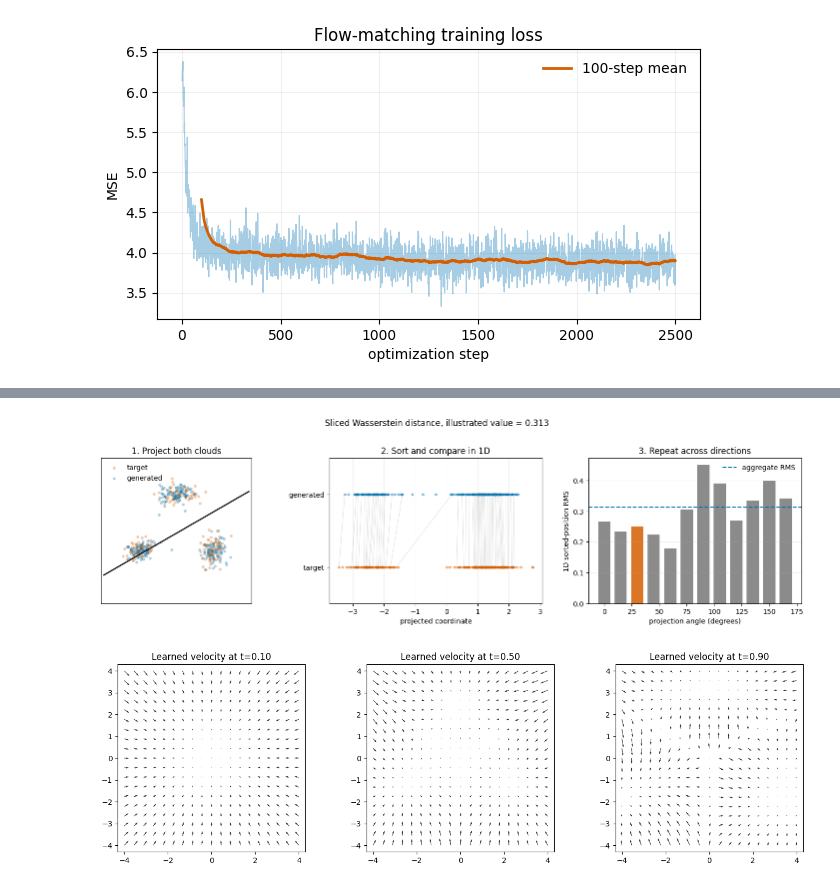
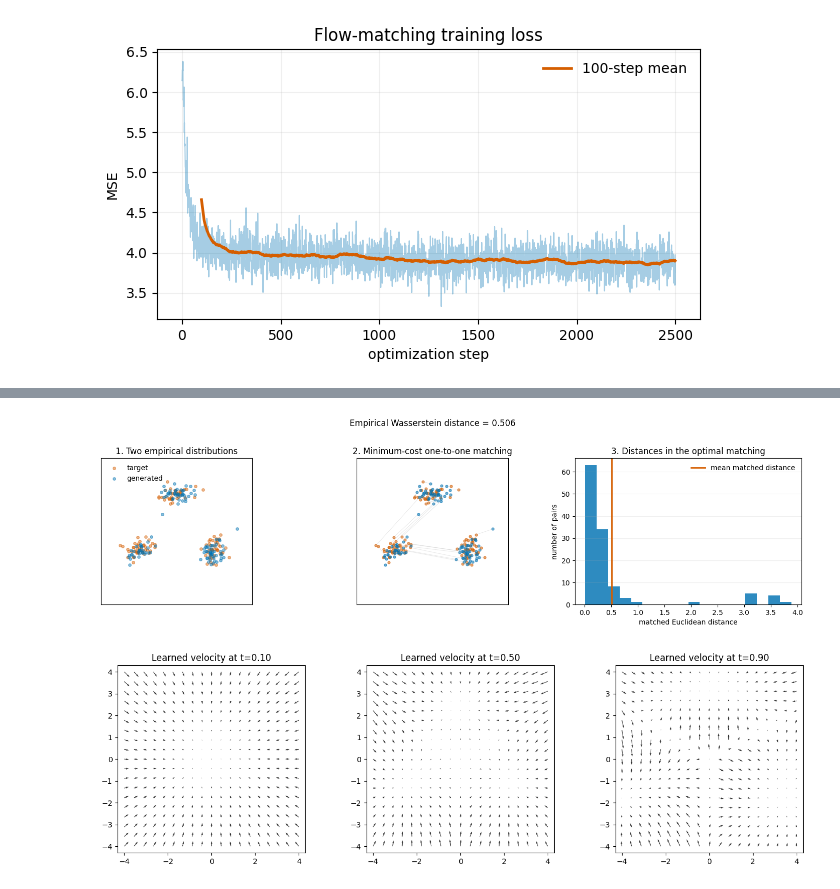
Before and after one commit to isotrivial/diffusion-steering-preclass-notes, a Jupyter notebook: notebooks/toy_data/executed/01_train_unconditional_flow_matching.ipynb, the cells around one changed output, grey strips where cells are left out. Cells and saved outputs as stored; diff of their text form; code cells hidden in the pictures.

```diff
--- a/notebooks/toy_data/executed/01_train_unconditional_flow_matching.ipynb
+++ b/notebooks/toy_data/executed/01_train_unconditional_flow_matching.ipynb
@@ -171,65 +173,49 @@ useful separate checks.
 # %%
-# Use a small, fixed subset so every stage of the SWD calculation is visible.
-visual_count = 240
-visual_generated = generated[:visual_count]
-visual_target = target[:visual_count]
-slice_angles = torch.arange(12, device=device) * np.pi / 12
-slice_directions = torch.stack([torch.cos(slice_angles), torch.sin(slice_angles)], dim=1)
-generated_projections = torch.sort(visual_generated @ slice_directions.T, dim=0).values
-target_projections = torch.sort(visual_target @ slice_directions.T, dim=0).values
-projection_gaps = torch.sqrt(torch.mean((generated_projections - target_projections).square(), dim=0))
-illustrated_swd = torch.sqrt(torch.mean((generated_projections - target_projections).square()))
-selected_slice = 2
+from scipy.optimize import linear_sum_assignment
+
+visual_count = 120
+visual_indexes = torch.linspace(0, generated.shape[0] - 1, visual_count).round().long().to(device)
+target_indexes = torch.linspace(0, target.shape[0] - 1, visual_count).round().long().to(device)
+visual_generated = generated[visual_indexes]
+visual_target = target[target_indexes]
+matching_costs = torch.cdist(visual_generated, visual_target).cpu().numpy()
+generated_rows, target_columns = linear_sum_assignment(matching_costs)
+matched_distances = matching_costs[generated_rows, target_columns]
 
 fig, axes = plt.subplots(1, 3, figsize=(15, 4.2))
-
 axes[0].scatter(
     visual_target[:, 0].cpu(), visual_target[:, 1].cpu(),
-    s=10, alpha=0.25, color="#D55E00", label="target",
+    s=16, alpha=0.45, color="#D55E00", label="target",
 )
 axes[0].scatter(
     visual_generated[:, 0].cpu(), visual_generated[:, 1].cpu(),
-    s=10, alpha=0.25, color="#0072B2", label="generated",
+    s=16, alpha=0.45, color="#0072B2", label="generated",
 )
-line_coordinate = torch.linspace(-5, 5, 100, device=device)
-slice_line = line_coordinate[:, None] * slice_directions[selected_slice]
-axes[0].plot(slice_line[:, 0].cpu(), slice_line[:, 1].cpu(), color="#222222", lw=2)
-axes[0].set(title="1. Project both clouds", aspect="equal", xlim=(-4.5, 4.5), ylim=(-4.2, 4.5))
+axes[0].set(title="1. Two empirical distributions", aspect="equal", xlim=(-4.5, 4.5), ylim=(-4.2, 4.5))
 axes[0].set_xticks([])
 axes[0].set_yticks([])
 axes[0].legend(frameon=False, loc="upper left")
 
-generated_1d = generated_projections[:, selected_slice].cpu()
-target_1d = target_projections[:, selected_slice].cpu()
-for index in range(0, visual_count, 5):
-    axes[1].plot(
-        [target_1d[index], generated_1d[index]], [0.25, 0.75],
-        color="#999999", alpha=0.28, lw=0.8,
-    )
-axes[1].scatter(target_1d, torch.full_like(target_1d, 0.25), s=9, alpha=0.38, color="#D55E00")
-axes[1].scatter(generated_1d, torch.full_like(generated_1d, 0.75), s=9, alpha=0.38, color="#0072B2")
-axes[1].set(
-    title="2. Sort and compare in 1D", xlabel="projected coordinate",
-    yticks=[0.25, 0.75], yticklabels=["target", "generated"], ylim=(0, 1),
-)
-axes[1].grid(alpha=0.18, axis="x")
+for row, column in zip(generated_rows, target_columns):
+    endpoints = torch.stack([visual_generated[row], visual_target[column]]).cpu()
+    axes[1].plot(endpoints[:, 0], endpoints[:, 1], color="#999999", alpha=0.22, lw=0.7)
+axes[1].scatter(visual_target[:, 0].cpu(), visual_target[:, 1].cpu(), s=13, alpha=0.55, color="#D55E00")
+axes[1].scatter(visual_generated[:, 0].cpu(), visual_generated[:, 1].cpu(), s=13, alpha=0.55, color="#0072B2")
+axes[1].set(title="2. Minimum-cost one-to-one matching", aspect="equal", xlim=(-4.5, 4.5), ylim=(-4.2, 4.5))
+axes[1].set_xticks([])
+axes[1].set_yticks([])
 
-angle_degrees = slice_angles.cpu().numpy() * 180 / np.pi
-bar_colors = ["#D55E00" if index == selected_slice else "#777777" for index in range(len(slice_angles))]
-axes[2].bar(angle_degrees, projection_gaps.cpu(), width=11, color=bar_colors, alpha=0.85)
-axes[2].axhline(float(illustrated_swd.cpu()), color="#0072B2", ls="--", label="aggregate RMS")
-axes[2].set(
-    title="3. Repeat across directions", xlabel="projection angle (degrees)",
-    ylabel="1D sorted-position RMS",
-)
+axes[2].hist(matched_distances, bins=18, color="#0072B2", alpha=0.82)
+axes[2].axvline(matched_distances.mean(), color="#D55E00", lw=2, label="mean matched distance")
+axes[2].set(title="3. Distances in the optimal matching", xlabel="matched Euclidean distance", ylabel="number of pairs")
 axes[2].legend(frameon=False)
 axes[2].grid(alpha=0.18, axis="y")
 
-fig.suptitle(f"Sliced Wasserstein distance, illustrated value = {float(illustrated_swd.cpu()):.3f}", y=1.02)
+fig.suptitle(f"Empirical Wasserstein distance = {matched_distances.mean():.3f}", y=1.02)
 plt.tight_layout()
 plt.show()
 # %% [output]
-[figure, old version]
+[figure, new version]
 # %%
 # A vector field is easier to understand when it is drawn.
 grid_1d = torch.linspace(-4, 4, 19, device=device)
```
Also changed, not shown: parts of 18 cells of this notebook, 28 other files.
